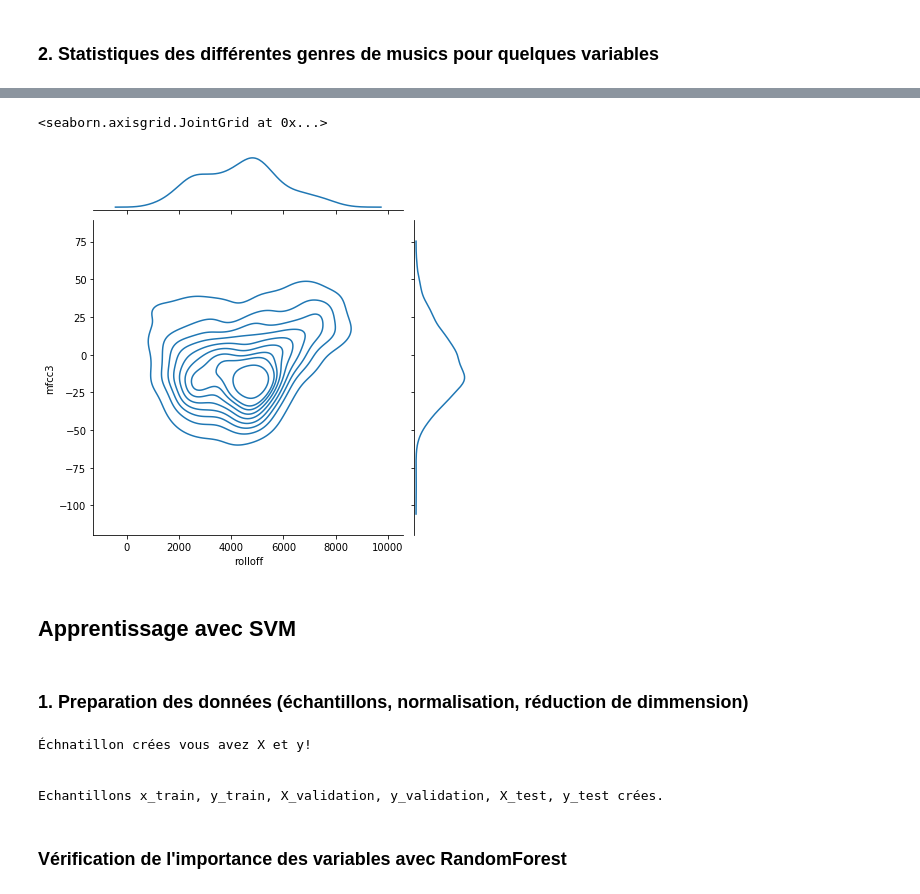
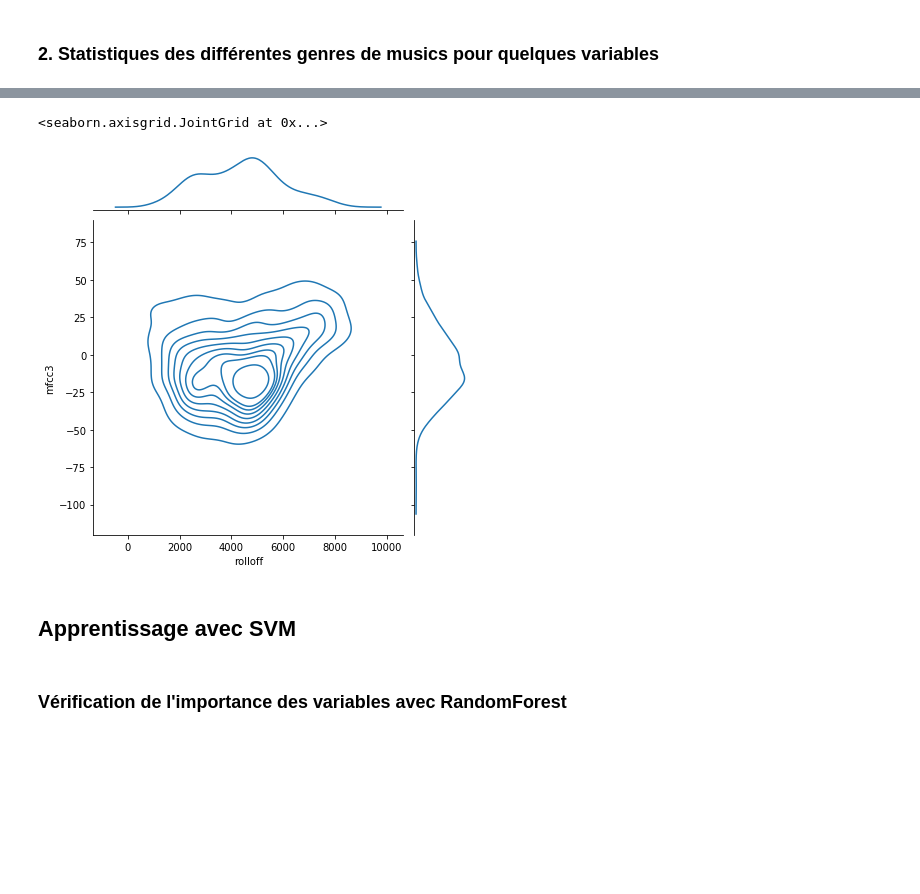
Before and after one commit to abdoulsn/music_gender_recognition, a Jupyter notebook: codes/music_genre.ipynb, the cells around one changed output, grey strips where cells are left out. Cells and saved outputs as stored; diff of their text form; code cells hidden in the pictures; blank space fills up the shorter version.

```diff
--- a/codes/music_genre.ipynb
+++ b/codes/music_genre.ipynb
@@ -194,22 +189,19 @@ sns.scatterplot(x=raw_feature['zero_crossing_rate'], y=raw_feature['label'])
 # %%
-sns.jointplot(x=raw_feature['rolloff'], y=raw_feature['mfcc3'], kind="kde")
+sns.jointplot(x=X_train['rolloff'], y=X_train['mfcc3'], kind="kde")
 # %% [output]
 <seaborn.axisgrid.JointGrid at 0x...>
-[figure, old version]
+[figure, new version]
 # %% [markdown]
 ## Apprentissage avec SVM
-# %% [markdown]
-### 1. Preparation des données (échantillons, normalisation, réduction de dimmension)
 # %%
-X_train, y_train, X_test, y_test = echantillons("../data_out/rawdata2.csv", test_size=0.1,)
-
 # recodage pour le fit()
 y_train = y_train.astype('category')
 y_train = y_train.cat.codes
 y_test = y_test.astype('category')
 y_test = y_test.cat.codes
+
+# Normalisation avec stdslr
+scaler = StandardScaler()
+X_train_scaled = scaler.fit_transform(X_train)
+#Appliqué le meme sur le test aussi
+X_test_scaled = scaler.transform(X_test)
-# %% [output]
-Échnatillon crées vous avez X et y!
-
-
-Echantillons x_train, y_train, X_validation, y_validation, X_test, y_test crées.
```
Also changed, not shown: parts of 34 cells of this notebook, 1 other file.
